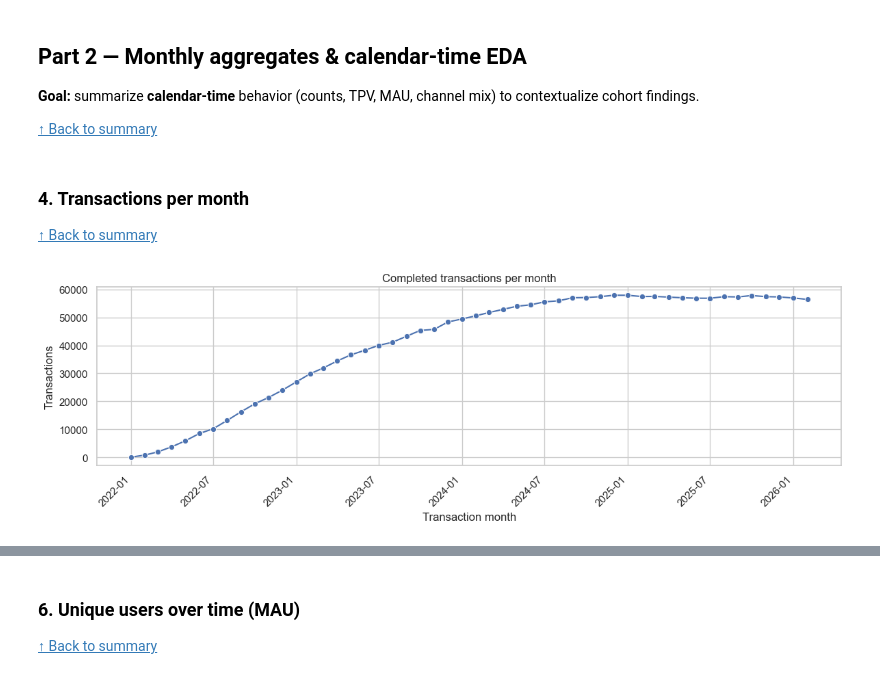
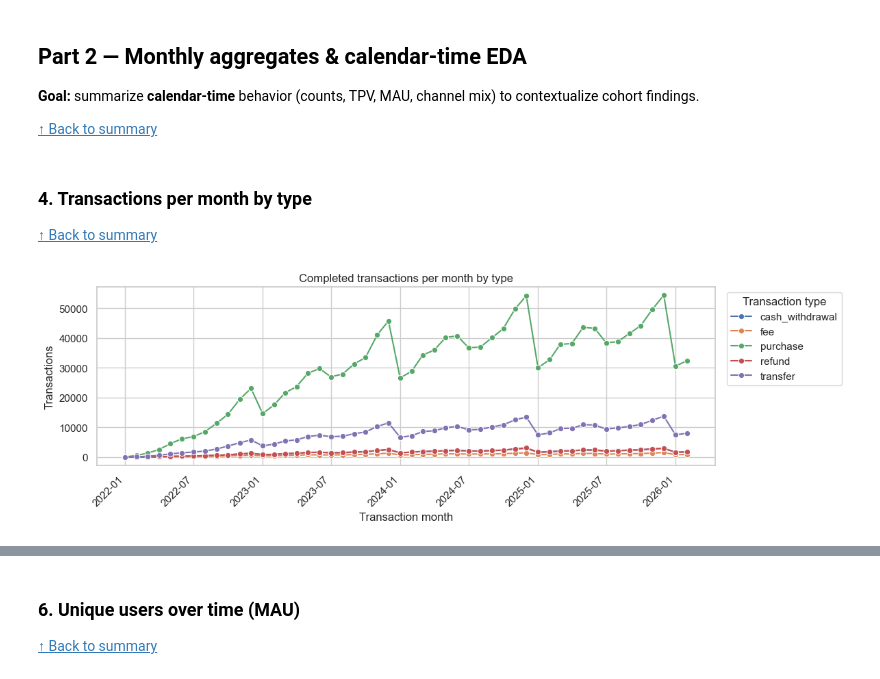
Before and after one commit to pauloabcalcada/fintech-ai-segmentation, a Jupyter notebook: notebooks/2.EDA_cohort_analysis.ipynb, the cells around one changed output, grey strips where cells are left out. Drawn from its saved outputs; the diff is of its cells as text; code cells hidden in the pictures.

```diff
--- a/notebooks/2.EDA_cohort_analysis.ipynb
+++ b/notebooks/2.EDA_cohort_analysis.ipynb
@@ -122,13 +122,7 @@ sql_customers = text(
 df_customers = pd.read_sql(sql_customers, engine)
 
 sql_transactions = text(
-    "SELECT\n"
-    "  transaction_id,\n"
-    "  customer_id,\n"
-    "  transaction_datetime,\n"
-    "  amount,\n"
-    "  channel,\n"
-    "  status\n"
+    "SELECT *\n"
     "FROM public.transactions_raw\n"
     "WHERE status = 'completed'\n"
 )
@@ -265,25 +268,26 @@ latest_complete_month: 2026-02
 
 <a id="Transactions-per-month"></a>
 
-### 4. Transactions per month
+### 4. Transactions per month by type
 
 [↑ Back to summary](#summary)
 # %%
 tx_per_month = (
-    df_tx.groupby("transaction_month", as_index=False)
+    df_tx.groupby(["transaction_month", "transaction_type"], as_index=False)
     .size()
     .rename(columns={"size": "tx_count"})
     .sort_values("transaction_month")
 )
 
 fig, ax = plt.subplots(figsize=(12, 4))
-sns.lineplot(data=tx_per_month, x="transaction_month", y="tx_count", marker="o", ax=ax)
-ax.set_title("Completed transactions per month")
+sns.lineplot(data=tx_per_month, x="transaction_month", y="tx_count", hue="transaction_type", marker="o", ax=ax)
+ax.set_title("Completed transactions per month by type")
 ax.set_xlabel("Transaction month")
 ax.set_ylabel("Transactions")
+ax.legend(title="Transaction type", bbox_to_anchor=(1.01, 1), loc="upper left")
 plt.xticks(rotation=45, ha="right")
 plt.tight_layout()
 plt.show()
 # %% [output]
-[figure, old version]
+[figure, new version]
 # %% [markdown]
```
Also changed, not shown: parts of 30 cells of this notebook, 2 other files.
